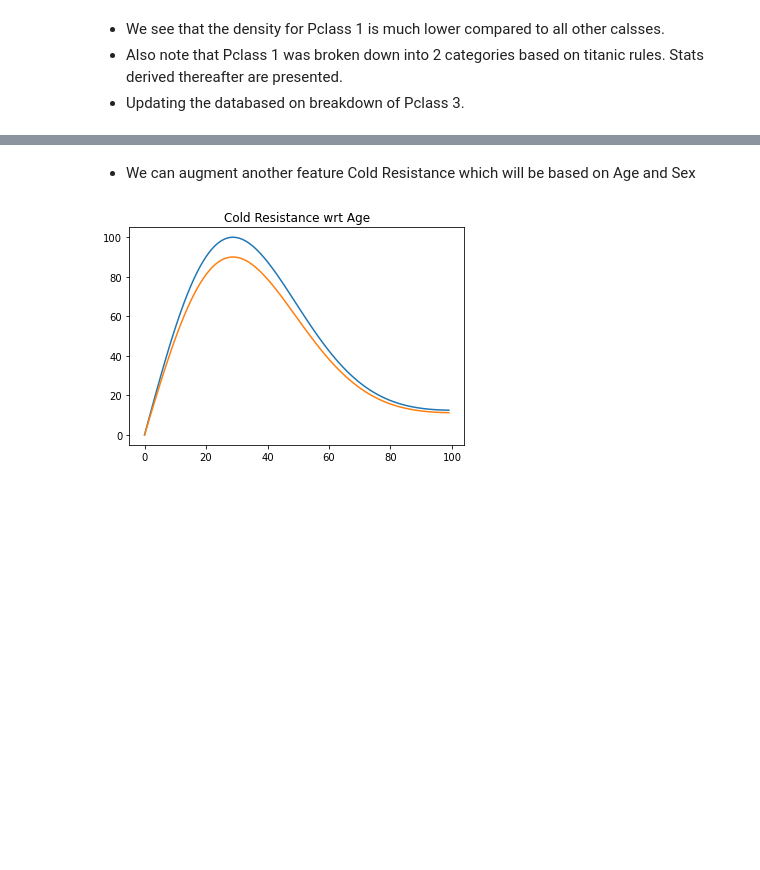
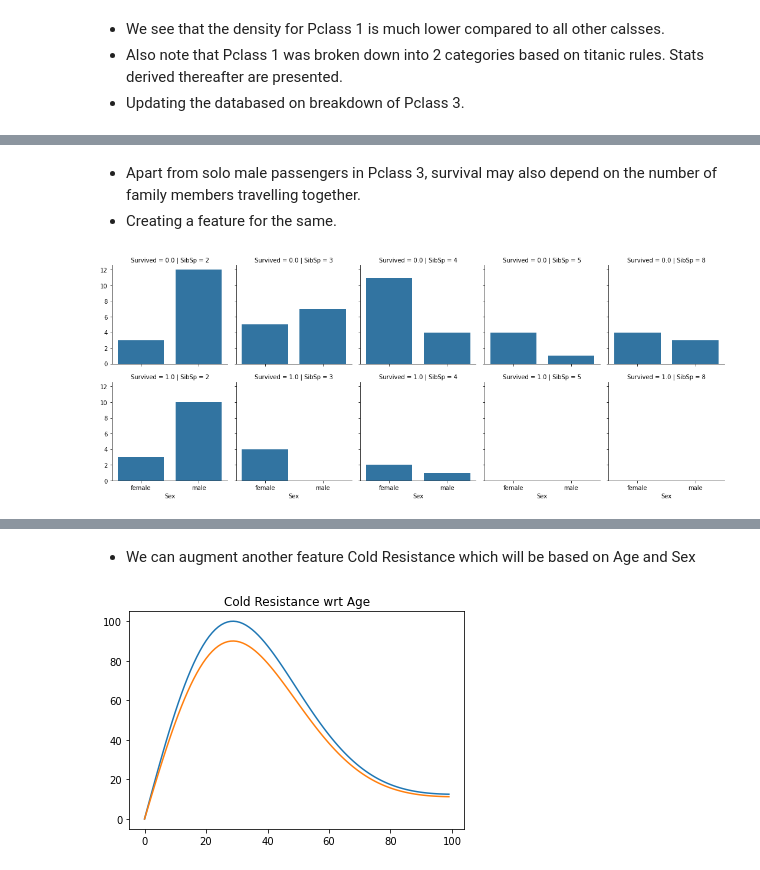
Before and after one commit to aditya-jagdev/Predicting-Titanic-Mishap-Survivors, a Jupyter notebook: 1. Cleaning and Feature Engineering.ipynb, the cells around one changed output, grey strips where cells are left out. Drawn from its saved outputs; the diff is of its cells as text; code cells hidden in the pictures; blank space fills up the shorter version.

```diff
--- a/1. Cleaning and Feature Engineering.ipynb
+++ b/1. Cleaning and Feature Engineering.ipynb
@@ -1233,0 +1213,3 @@ data.head()
+# %% [markdown]
+* Apart from solo male passengers in Pclass 3, survival may also depend on the number of family members travelling together.
+* Creating a feature for the same.
@@ -1233,0 +1218,5 @@ data.head()
+# %%
+facet = sns.FacetGrid(data[ data['SibSp'] > 1 ] , row='Survived', col='SibSp')
+figure = facet.map(sns.countplot, 'Sex')
+# %% [output]
+[figure, added]
```
Also changed, not shown: parts of 29 cells of this notebook, 1 other file.
